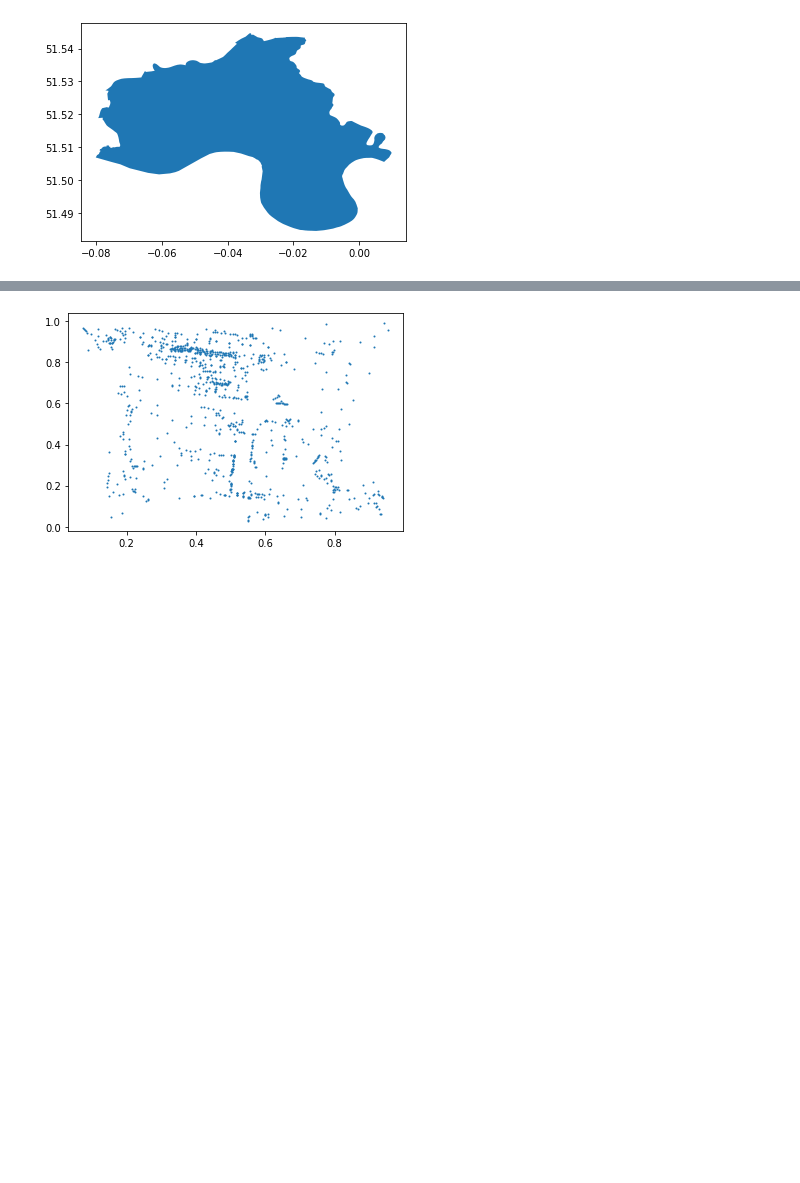
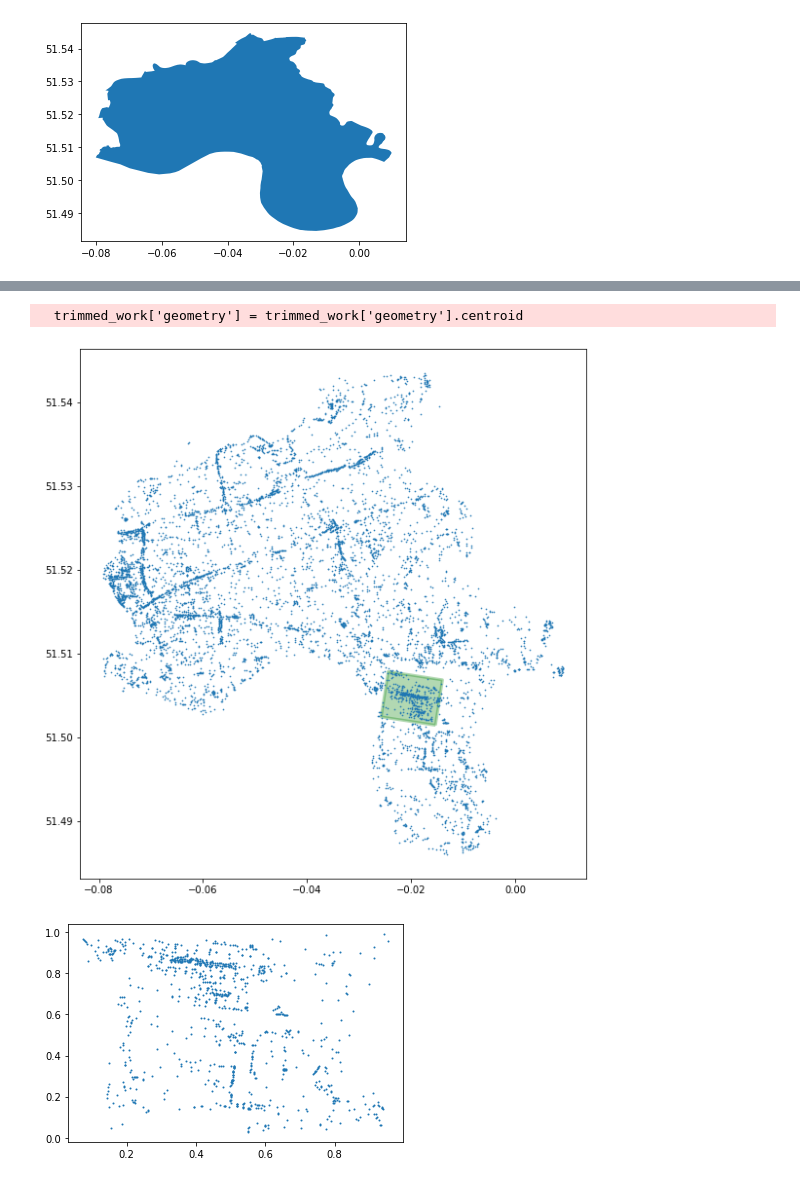
Before and after one commit to Alfred-Mountfield/outbreak-sim, a Jupyter notebook: python/synthetic_environments/spikes/osm_buildings.ipynb, the cells around one changed output, grey strips where cells are left out. Cells and saved outputs as stored; diff of their text form; code cells hidden in the pictures; blank space fills up the shorter version.

```diff
--- a/python/synthetic_environments/spikes/osm_buildings.ipynb
+++ b/python/synthetic_environments/spikes/osm_buildings.ipynb
@@ -90,3 +96,17 @@ trimmed_office_buildings = office_buildings[['geometry']]
 # %%
 trimmed_work = trimmed_workplaces.append(trimmed_offices).append(trimmed_office_buildings)
 trimmed_work = trimmed_work.reset_index()
+# %%
+trimmed_work['geometry'] = trimmed_work['geometry'].centroid
+# %% [output]
+  trimmed_work['geometry'] = trimmed_work['geometry'].centroid
+# %%
+bbox = Polygon([[-0.0154396247,51.5014625188],[-0.0258750234,51.5024630507],[-0.024531688,51.5078917233],[-0.0140962892,51.5068913105],[-0.0154396247,51.5014625188]])  # box around Canary Wharf
+boundary = gpd.GeoDataFrame({'geometry': bbox}, index=[0])
+# %%
+# Plot the buildings and specify colors according the type of the building
+fig, ax = plt.subplots(figsize=(10, 10))
+boundary.plot(ax=ax, edgecolor='green', facecolor='green', linewidth=3, alpha=0.3)
+ax = trimmed_work.plot(ax=ax, markersize=0.4)
+# %% [output]
+[figure, added]
```
Also changed, not shown: parts of 10 cells of this notebook, 21 other files.
